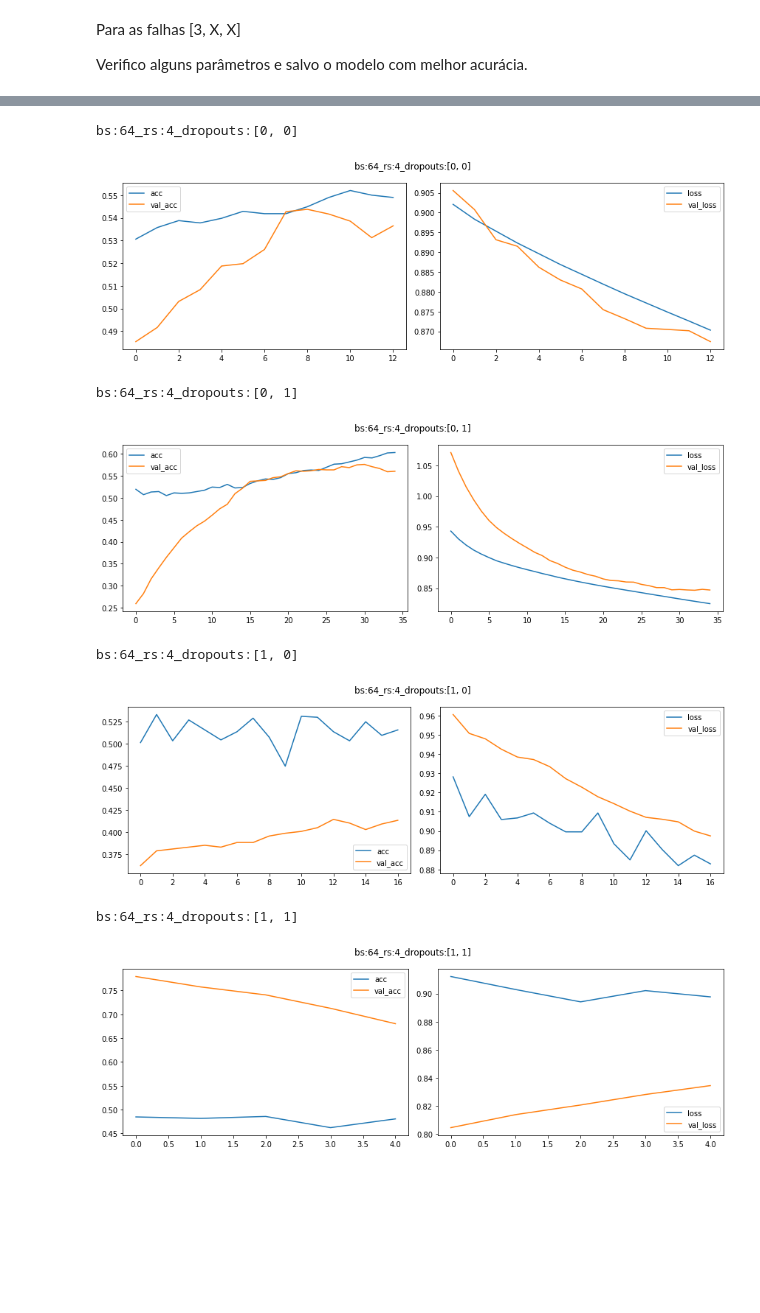
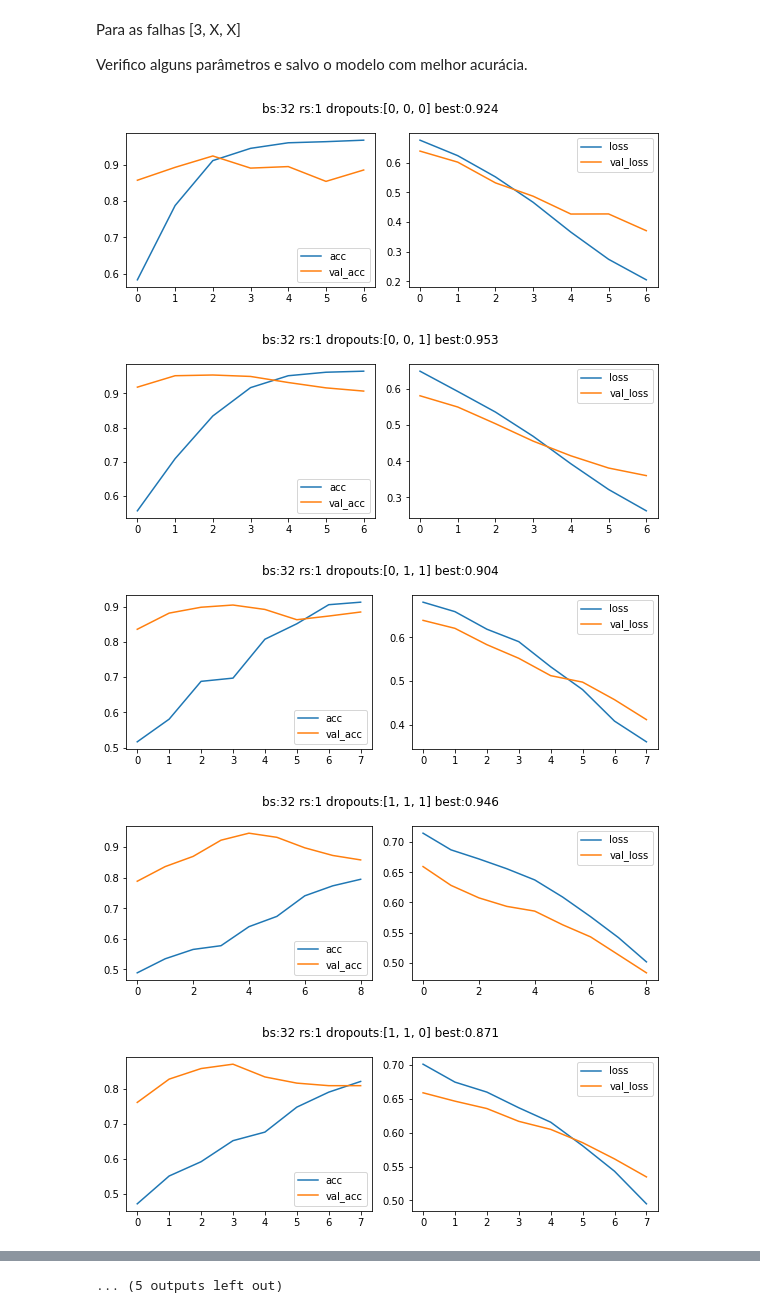
Before and after one commit to ifribeiro/RNA, a Jupyter notebook: T2/CNN_TE.ipynb, the cells around one changed output, grey strips where cells are left out. Drawn from its saved outputs; the diff is of its cells as text; code cells hidden in the pictures; blank space fills up the shorter version.

Commit message:
falhas 1, 2 e 3

```diff
--- a/T2/CNN_TE.ipynb
+++ b/T2/CNN_TE.ipynb
@@ -172,7 +172,7 @@ def define_model(dropouts=[], lnormalize=False, r=1, thirdl=False, n_steps=None)
     return m
 
 def plot_acc_loss(title, hist):
-    fig, ax = plt.subplots(ncols=2, figsize=(12,4))
+    fig, ax = plt.subplots(ncols=2, figsize=(8,3))
     ax[0].plot (hist.history['accuracy'], label='acc')
     ax[0].plot (hist.history['val_accuracy'], label='val_acc')
     ax[0].legend()
@@ -181,7 +181,6 @@ def plot_acc_loss(title, hist):
     ax[1].legend()
     fig.suptitle(title)
     plt.tight_layout()
-    plt.savefig(title+".png")
     plt.show()
 # %%
 print (1e-7)
@@ -215,8 +193,9 @@ for i in range(1,len(arquivos_treino)):
 # %% [markdown]
 ## Falha 3
 # %%
-X_treino, labels_treino = get_entradas_labels_treino(dnormal, arquivos_treino[3], colunas)
-X_teste, labels_teste = get_entradas_labels_teste(arquivos_teste[3], colunas)
+falha=2
+X_treino, labels_treino = get_entradas_labels_treino(dnormal, arquivos_treino[falha], colunas)
+X_teste, labels_teste = get_entradas_labels_teste(arquivos_teste[falha], colunas)
 # %%
 lista_drops = [
     [0, 0, 0], [0, 0, 1], [0, 1, 1], [1, 1, 1], [1, 1, 0], [1, 0, 0], [1, 0, 1], [0, 1, 0]
@@ -231,21 +210,27 @@ Para as falhas [3, X, X]
 Verifico alguns parâmetros e salvo o modelo com melhor acurácia.
 # %%
 batch_sizes = [8]
-batch_sizes = [64]
-rs = [4]
-epochs = [15]
-loss_monitor = callbacks.EarlyStopping(monitor='val_accuracy', patience=4, mode='max')
+batch_sizes = [32]
+rs = [1,2,3]
 es = True
 b = 64
-for r in rs:
-    for ld in lista_drops2:
-        n_steps = X_treino.shape[0]//b
-        cnn = define_model(dropouts=ld, lnormalize=True, r=r, thirdl=False, n_steps=n_steps)
-        if es:
-            hist = cnn.fit(X_treino, labels_treino, batch_size=b, verbose=0, epochs=200, callbacks=[loss_monitor], validation_data=(X_teste, labels_teste))
-        else:
-            hist = cnn.fit(X_treino, labels_treino, batch_size=b, verbose=0, epochs=200)
-        title = "bs:{}_rs:{}_dropouts:{}".format(b, r, ld)
-        print (title)
-        plot_acc_loss(title, hist)
+treshold = 85.0
+for b in batch_sizes:
+    for r in rs:
+        for ld in lista_drops:
+            loss_monitor = callbacks.EarlyStopping(monitor='val_accuracy', patience=4, mode='max')
+            n_steps = X_treino.shape[0]//b
+            cnn = define_model(dropouts=ld, lnormalize=False, r=r, thirdl=True, n_steps=n_steps)
+            if es:
+                hist = cnn.fit(X_treino, labels_treino, batch_size=b, verbose=0, epochs=200, callbacks=[loss_monitor], validation_data=(X_teste, labels_teste))
+            else:
+                hist = cnn.fit(X_treino, labels_treino, batch_size=b, verbose=0, epochs=200)
+            title = "bs:{} rs:{} dropouts:{} best:{:.3f}".format(b, r, ld, loss_monitor.best)
+            if loss_monitor.best>0.85:
+                plot_acc_loss(title, hist)
 # %% [output]
+[figure, new version]
+[figure, new version]
+[figure, new version]
+[figure, new version]
+[figure, added]
@@ -252,8 +244 @@ for r in rs:
-bs:64_rs:4_dropouts:[0, 0]
+... (5 outputs left out)
-[figure, old version]
-bs:64_rs:4_dropouts:[0, 1]
-[figure, old version]
-bs:64_rs:4_dropouts:[1, 0]
-[figure, old version]
-bs:64_rs:4_dropouts:[1, 1]
-[figure, old version]
```
Also changed, not shown: parts of 7 cells of this notebook.
